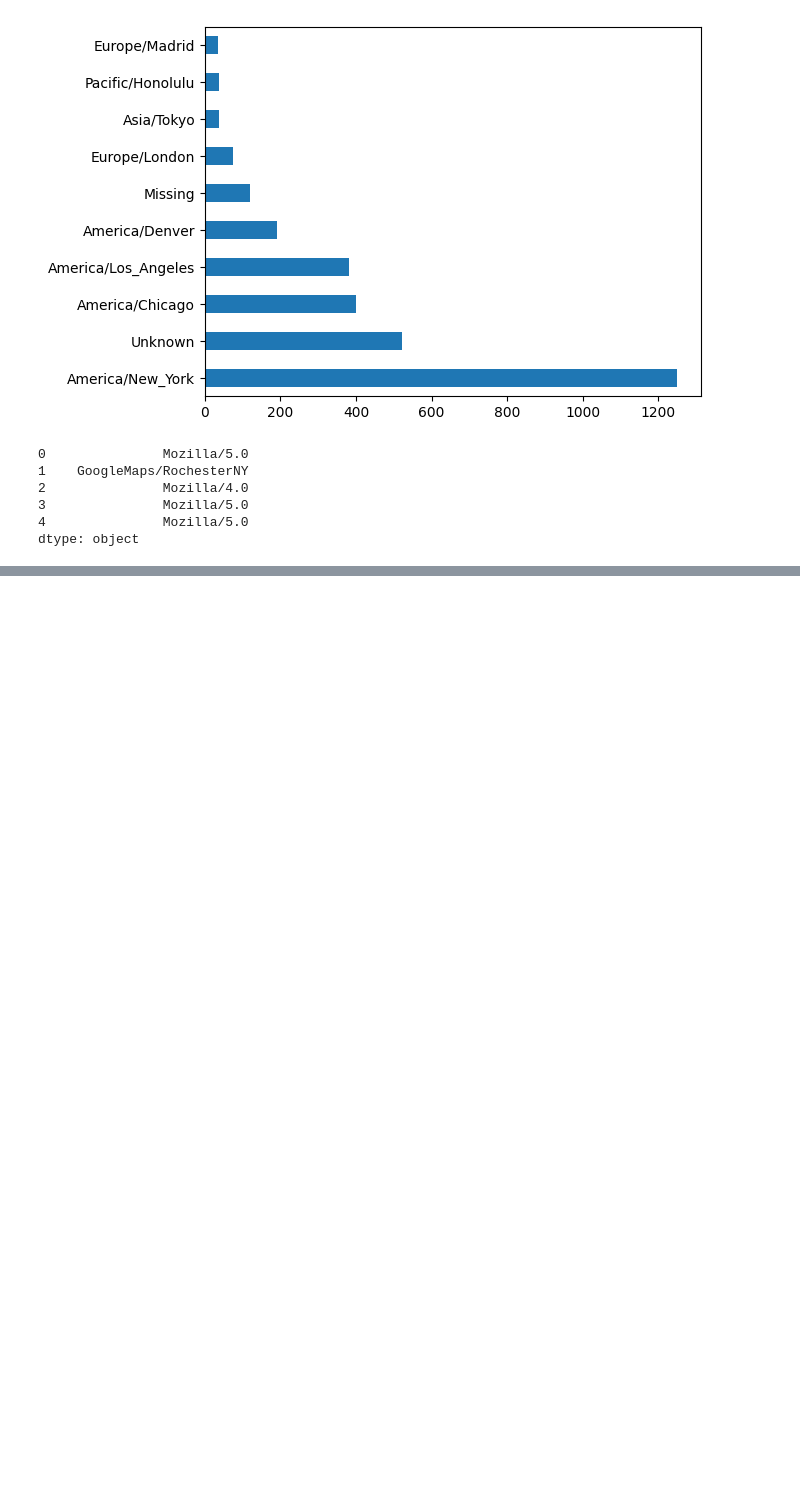
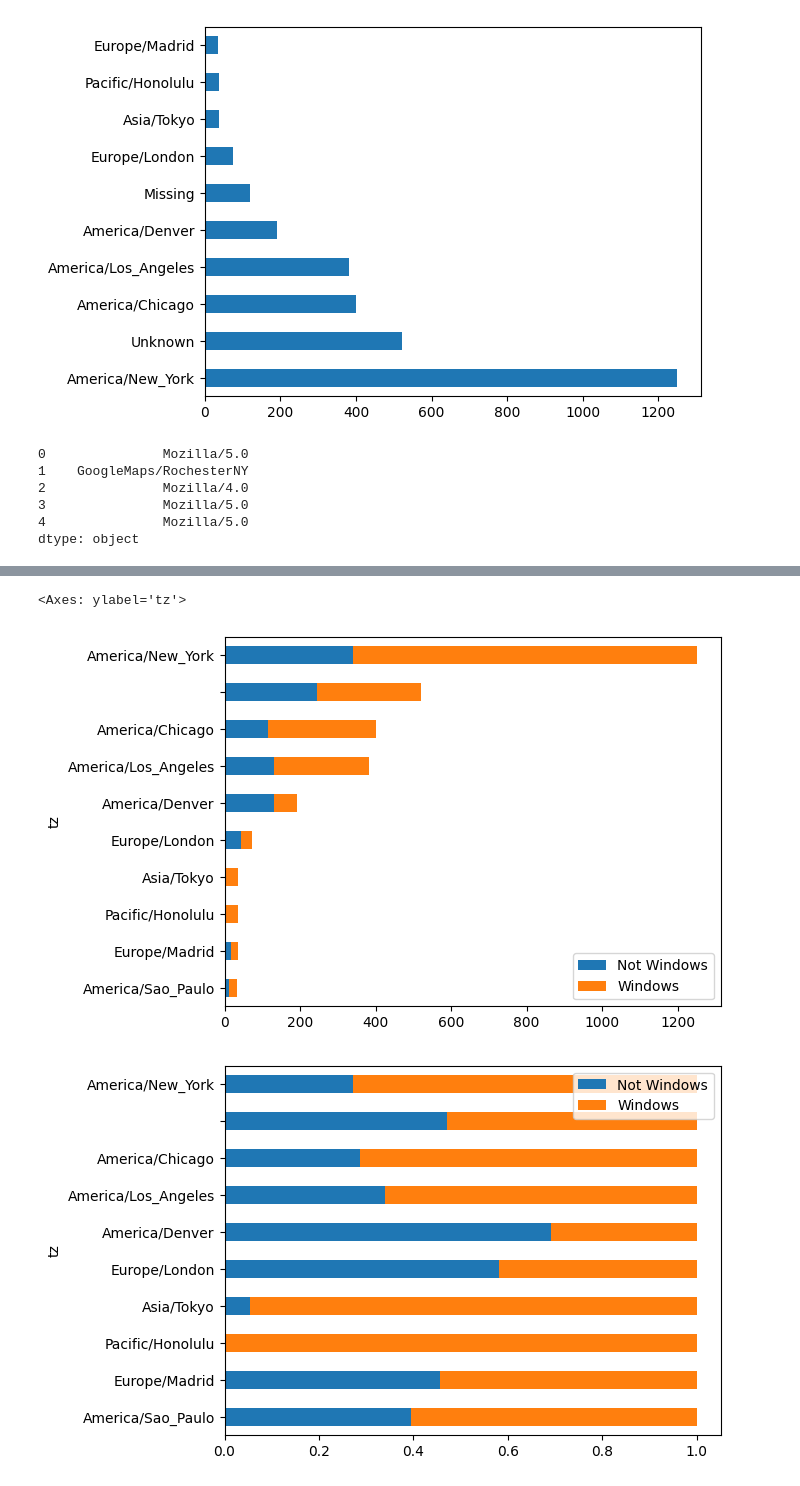
Before and after one commit to BARRIGAALBERTO/Laboratorio104, a Jupyter notebook: Untitled4.ipynb, the cells around one changed output, grey strips where cells are left out. Cells and saved outputs as stored; diff of their text form; code cells hidden in the pictures; blank space fills up the shorter version.

```diff
--- a/Untitled4.ipynb
+++ b/Untitled4.ipynb
@@ -207,0 +207,14 @@ operating_system[:5]
+# %%
+from pandas import DataFrame,Series
+import json
+import numpy as np
+
+path = '/content/drive/MyDrive/CONJUNTO DE DATOS /example (1).txt'
+records = [json.loads(line) for line in open(path)]
+frame = DataFrame(records)
+cframe = frame[frame.a.notnull()]
+
+operating_system = np.where(cframe['a'].str.contains('Windows'),'Windows', 'Not Windows')
+by_tz_os = cframe.groupby(['tz', operating_system])
+agg_counts = by_tz_os.size().unstack().fillna(0)
+agg_counts[:10]
@@ -207,0 +234,3 @@ operating_system[:5]
+# %%
+indexer = agg_counts.sum(1).argsort()
+indexer[:10]
@@ -207,0 +250,20 @@ operating_system[:5]
+# %%
+from pandas import DataFrame,Series
+import json
+import numpy as np
+
+records = [json.loads(line) for line in open(path)]
+path = '/content/drive/MyDrive/CONJUNTO DE DATOS /example (1).txt'
+frame = DataFrame(records)
+
+count_subset = agg_counts.take(indexer)[-10:]
+
+operating_system = np.where(cframe['a'].str.contains('Windows'),'Windows', 'Not Windows')
+
+count_subset.plot(kind='barh', stacked=True)
+normed_subset = count_subset.div(count_subset.sum(1), axis=0)
+normed_subset.plot(kind='barh', stacked=True)
+# %% [output]
+<Axes: ylabel='tz'>
+[figure, added]
+[figure, added]
```
Also changed, not shown: parts of 4 cells of this notebook.
